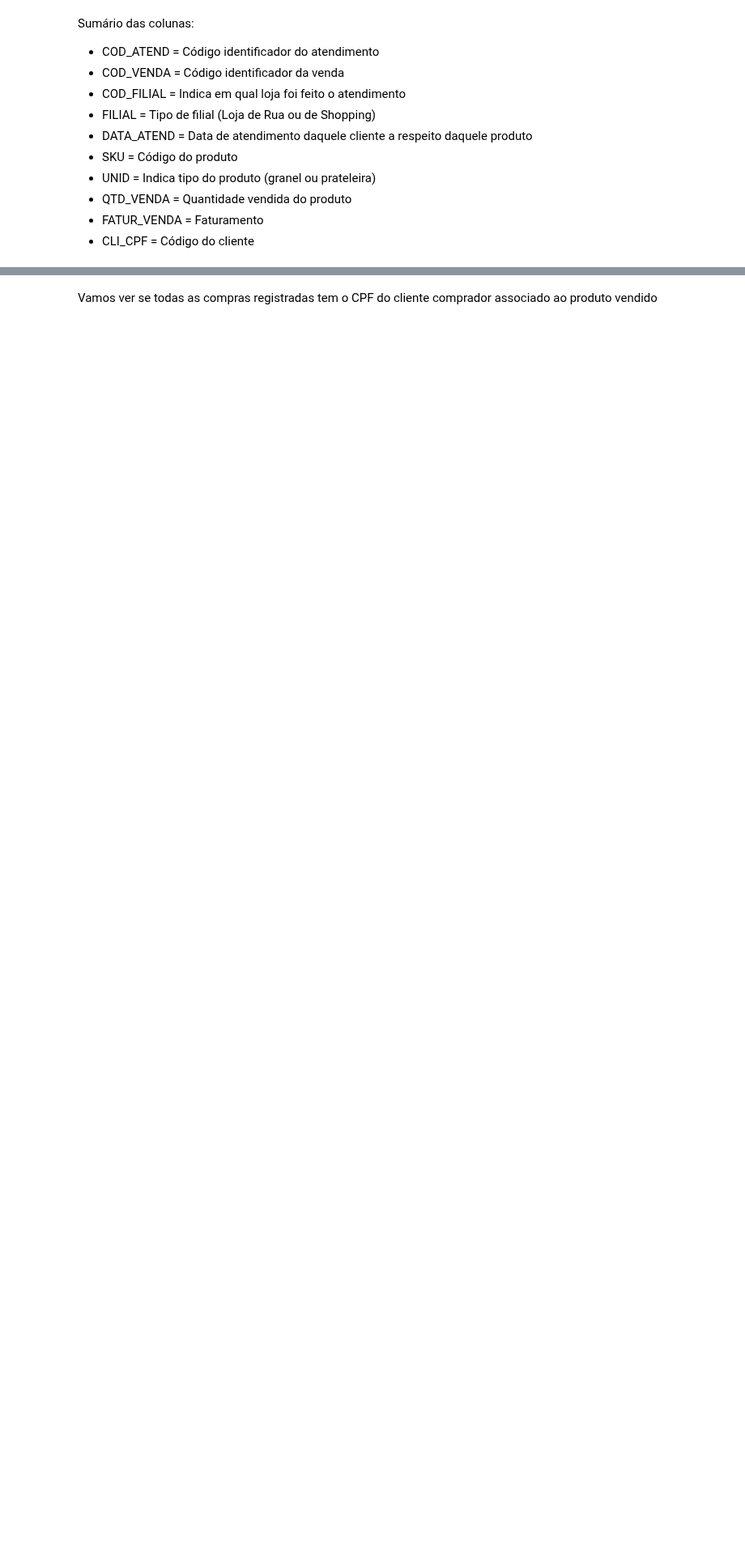
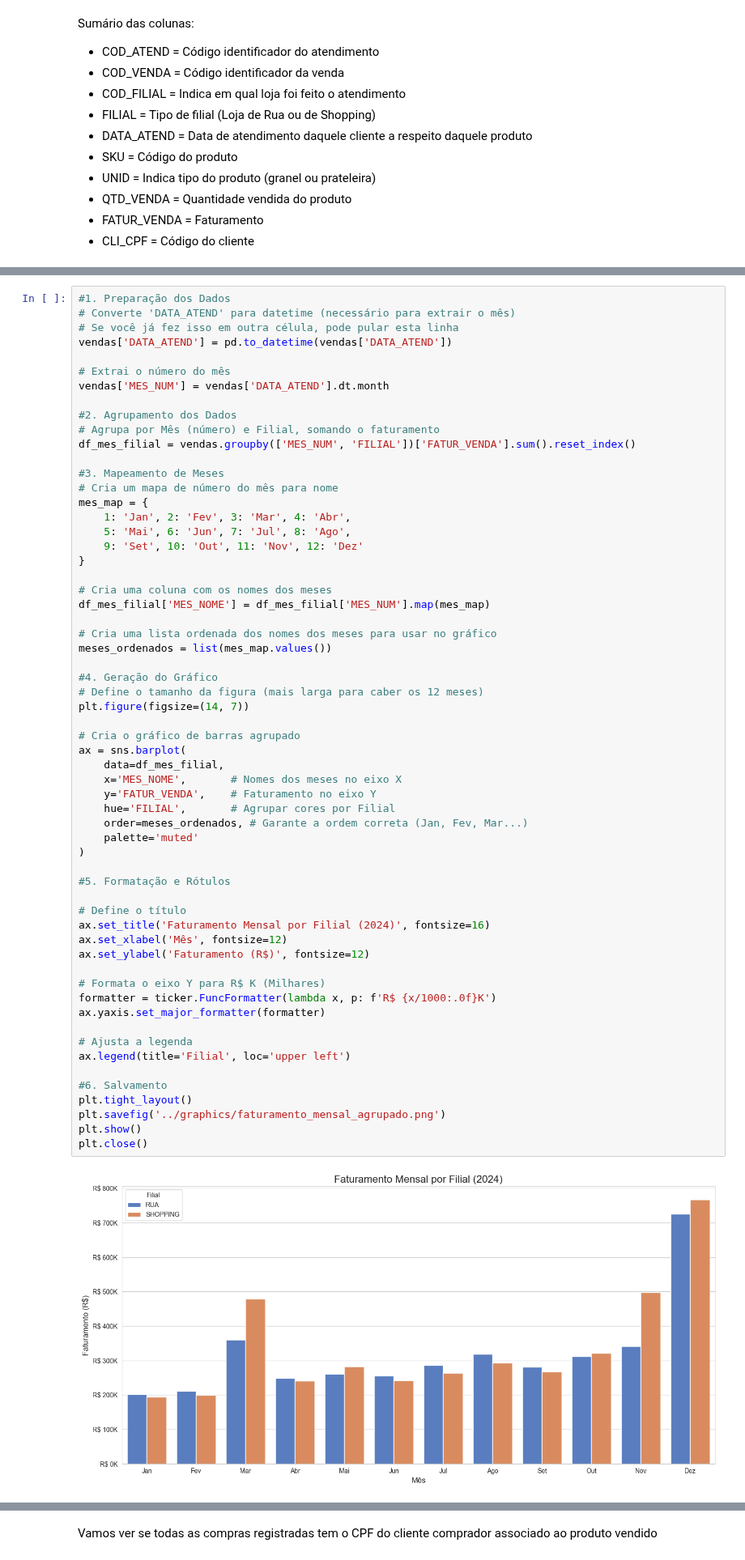
Before and after one commit to felipefsleal/Grupo6-ProjetoFinal, a Jupyter notebook: notebooks/01_eda.ipynb, the cells around one changed output, grey strips where cells are left out. Shown at 81% size. Saved outputs shown, nothing was run; the diff lists cells and outputs as text; blank space fills up the shorter version.

```diff
--- a/notebooks/01_eda.ipynb
+++ b/notebooks/01_eda.ipynb
@@ -247,0 +308,62 @@ Sumário das colunas:
+# %%
+#1. Preparação dos Dados
+# Converte 'DATA_ATEND' para datetime (necessário para extrair o mês)
+# Se você já fez isso em outra célula, pode pular esta linha
+vendas['DATA_ATEND'] = pd.to_datetime(vendas['DATA_ATEND'])
+
+# Extrai o número do mês
+vendas['MES_NUM'] = vendas['DATA_ATEND'].dt.month
+
+#2. Agrupamento dos Dados
+# Agrupa por Mês (número) e Filial, somando o faturamento
+df_mes_filial = vendas.groupby(['MES_NUM', 'FILIAL'])['FATUR_VENDA'].sum().reset_index()
+
+#3. Mapeamento de Meses
+# Cria um mapa de número do mês para nome
+mes_map = {
+    1: 'Jan', 2: 'Fev', 3: 'Mar', 4: 'Abr',
+    5: 'Mai', 6: 'Jun', 7: 'Jul', 8: 'Ago',
+    9: 'Set', 10: 'Out', 11: 'Nov', 12: 'Dez'
+}
+
+# Cria uma coluna com os nomes dos meses
+df_mes_filial['MES_NOME'] = df_mes_filial['MES_NUM'].map(mes_map)
+
+# Cria uma lista ordenada dos nomes dos meses para usar no gráfico
+meses_ordenados = list(mes_map.values())
+
+#4. Geração do Gráfico
+# Define o tamanho da figura (mais larga para caber os 12 meses)
+plt.figure(figsize=(14, 7))
+
+# Cria o gráfico de barras agrupado
+ax = sns.barplot(
+    data=df_mes_filial,
+    x='MES_NOME',       # Nomes dos meses no eixo X
+    y='FATUR_VENDA',    # Faturamento no eixo Y
+    hue='FILIAL',       # Agrupar cores por Filial
+    order=meses_ordenados, # Garante a ordem correta (Jan, Fev, Mar...)
+    palette='muted'
+)
+
+#5. Formatação e Rótulos
+
+# Define o título
+ax.set_title('Faturamento Mensal por Filial (2024)', fontsize=16)
+ax.set_xlabel('Mês', fontsize=12)
+ax.set_ylabel('Faturamento (R$)', fontsize=12)
+
+# Formata o eixo Y para R$ K (Milhares)
+formatter = ticker.FuncFormatter(lambda x, p: f'R$ {x/1000:.0f}K')
+ax.yaxis.set_major_formatter(formatter)
+
+# Ajusta a legenda
+ax.legend(title='Filial', loc='upper left')
+
+#6. Salvamento
+plt.tight_layout()
+plt.savefig('../graphics/faturamento_mensal_agrupado.png')
+plt.show()
+plt.close()
+# %% [output]
+[figure, added]
```
Also changed, not shown: parts of 5 cells of this notebook.
